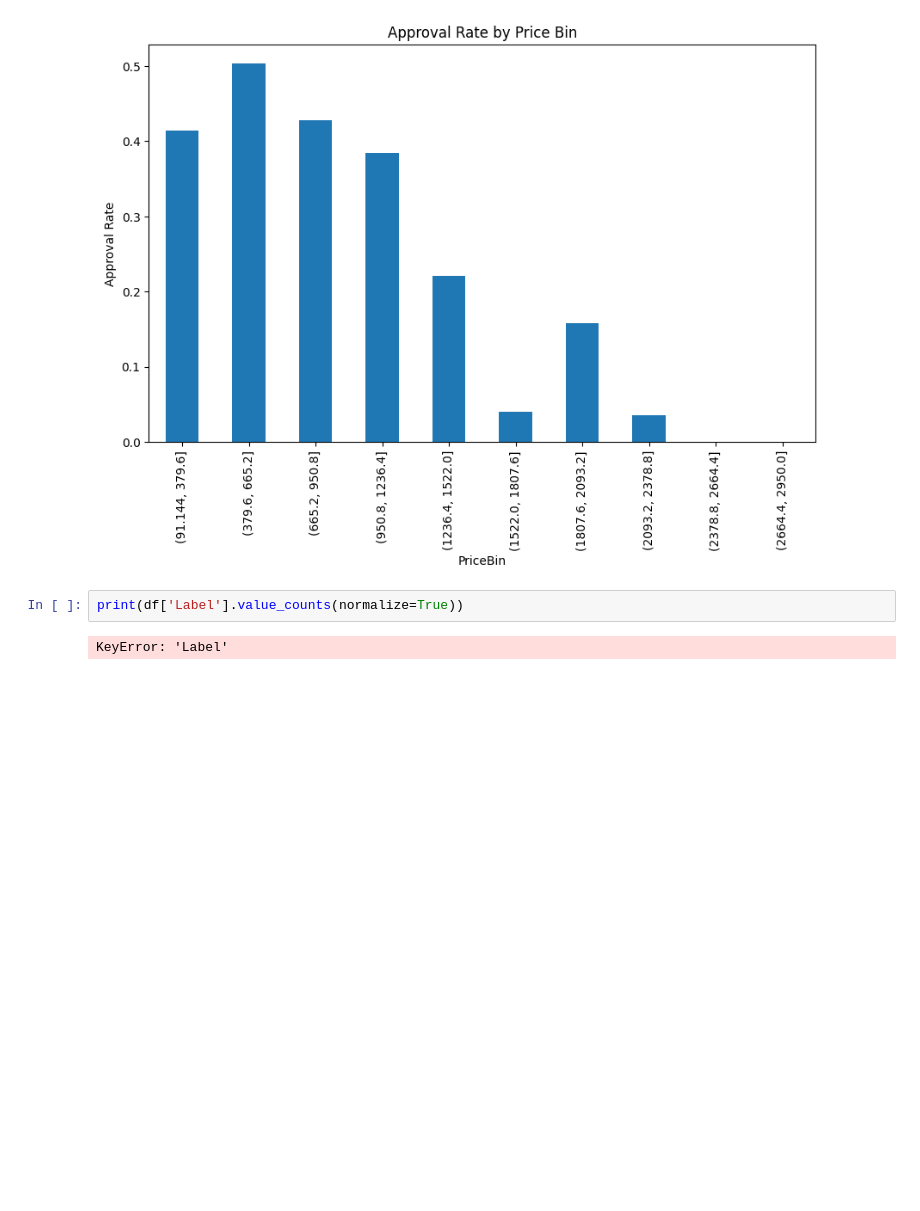
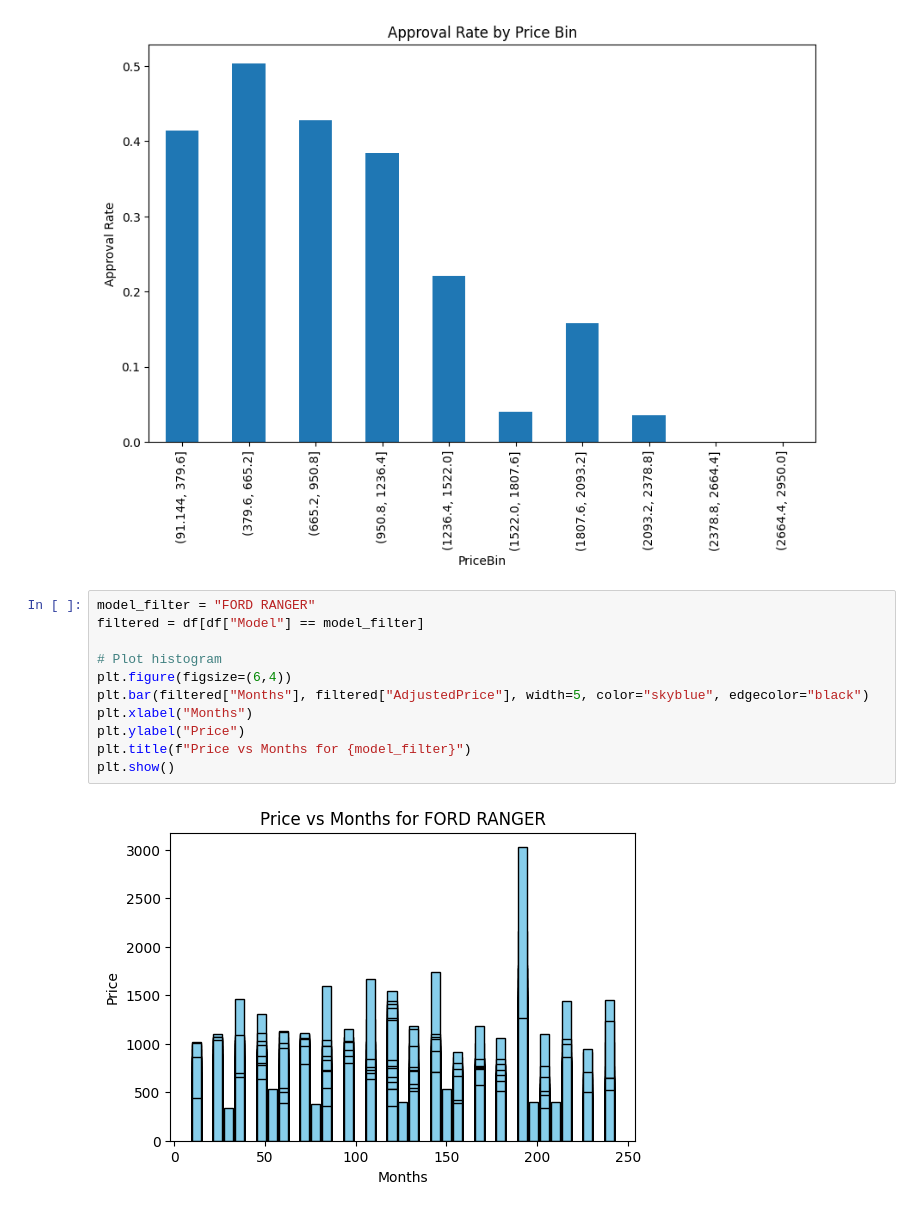
Before and after one commit to tdela12/CAPSTONE_T316, a Jupyter notebook: Regression Models/RandomForestRegressor/RandomForestLogbook.ipynb, the cells around one changed output. Saved outputs shown, nothing was run; the diff lists cells and outputs as text; blank space fills up the shorter version.

Commit message:
Price vs Months Charts

```diff
--- a/Regression Models/RandomForestRegressor/RandomForestLogbook.ipynb
+++ b/Regression Models/RandomForestRegressor/RandomForestLogbook.ipynb
@@ -218,6 +232,15 @@ plt.show()
 # %% [output]
 [figure]
 # %%
-print(df['Label'].value_counts(normalize=True))
+model_filter = "FORD RANGER"
+filtered = df[df["Model"] == model_filter]
+
+# Plot histogram
+plt.figure(figsize=(6,4))
+plt.bar(filtered["Months"], filtered["AdjustedPrice"], width=5, color="skyblue", edgecolor="black")
+plt.xlabel("Months")
+plt.ylabel("Price")
+plt.title(f"Price vs Months for {model_filter}")
+plt.show()
 # %% [output]
-KeyError: 'Label'
+[figure, added]
```
Also changed, not shown: parts of 5 cells of this notebook.
